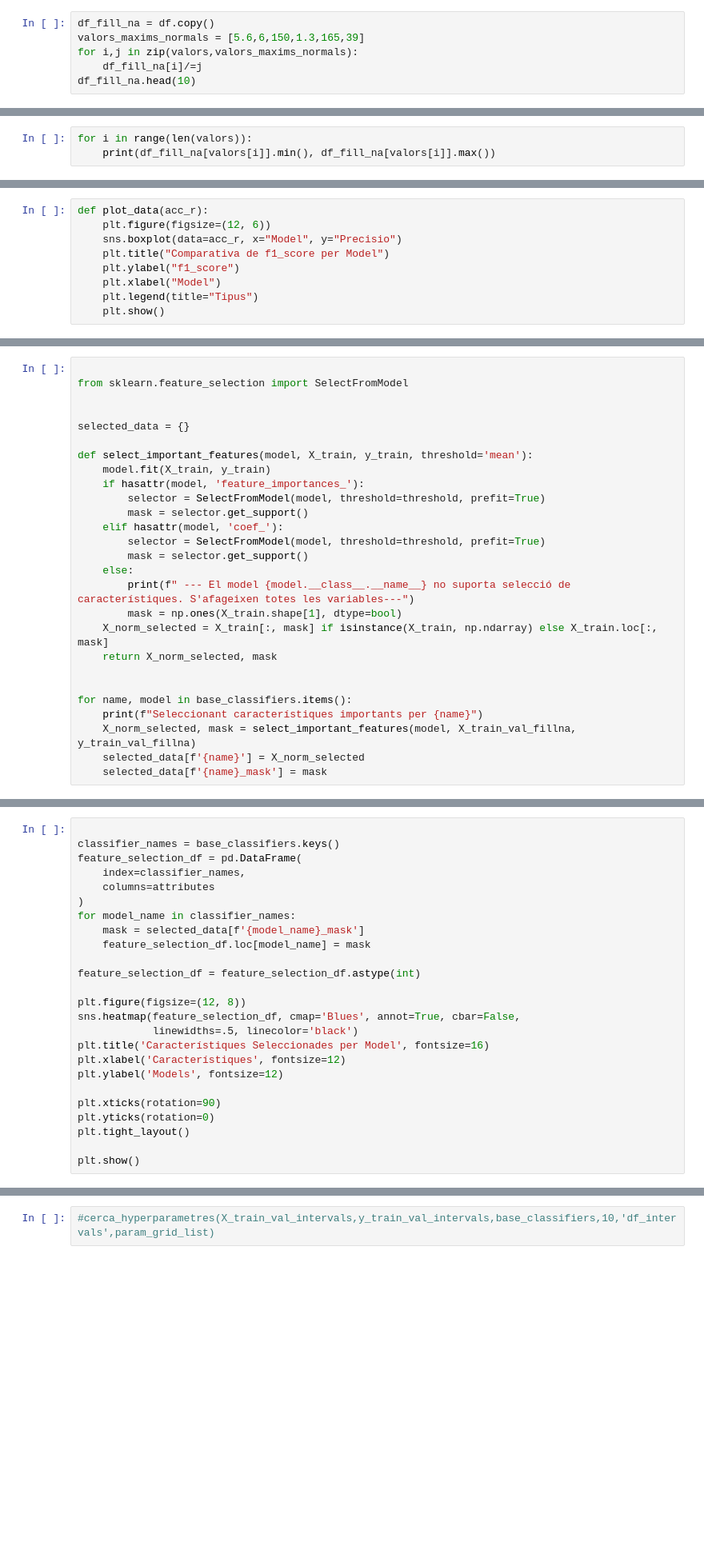
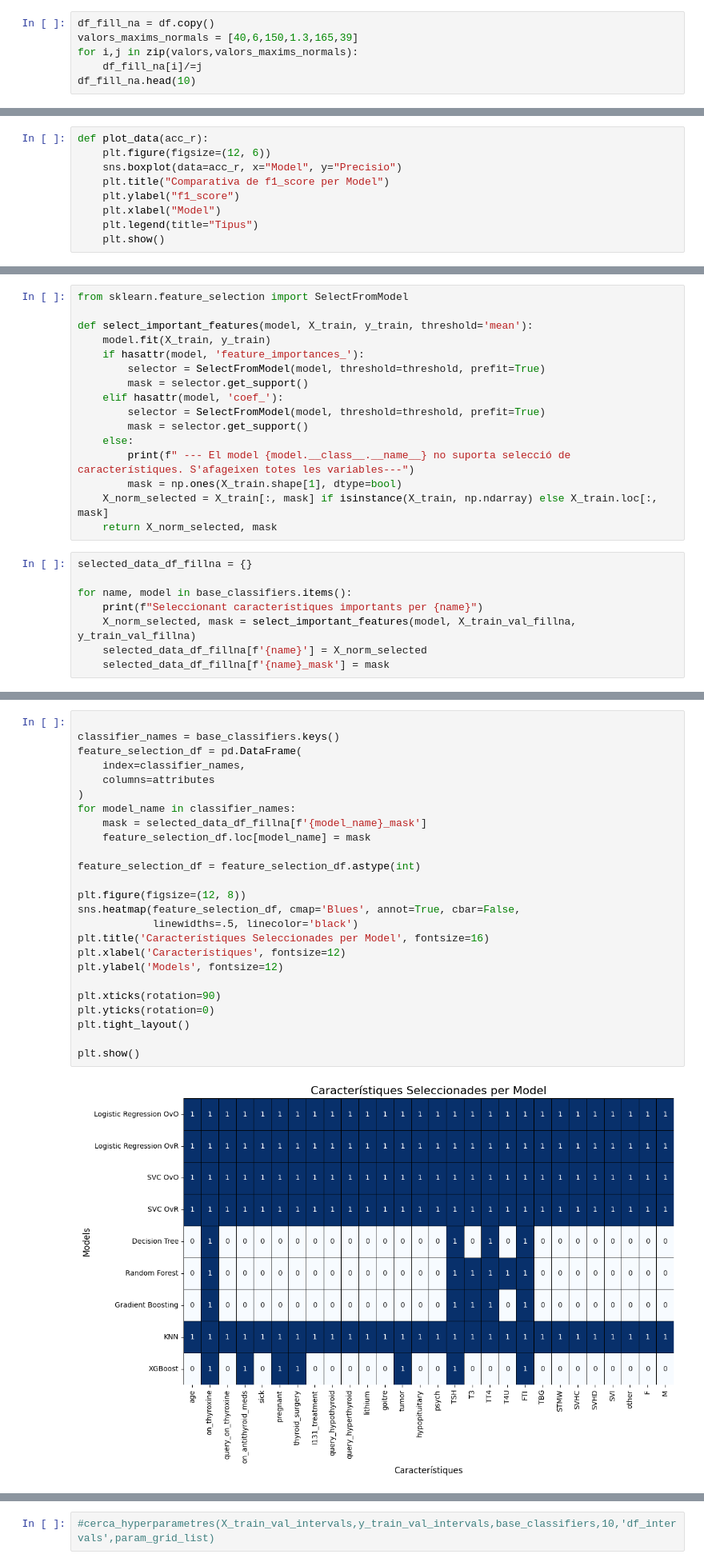
Before and after one commit to NIU1668072/ThyroidDiseaseClassification, a Jupyter notebook: thyroid.ipynb, the cells around one changed output, grey strips where cells are left out. Shown at 80% size. Drawn from its saved outputs; the diff is of its cells as text; blank space fills up the shorter version.

```diff
--- a/thyroid.ipynb
+++ b/thyroid.ipynb
@@ -128,6 +299,6 @@ df.drop(mesures,axis='columns',inplace=True)
 # %%
 df_fill_na = df.copy()
-valors_maxims_normals = [5.6,6,150,1.3,165,39]
+valors_maxims_normals = [40,6,150,1.3,165,39]
 for i,j in zip(valors,valors_maxims_normals):
     df_fill_na[i]/=j
 df_fill_na.head(10)
@@ -148,6 +334,3 @@ plt.show()
-# %%
-for i in range(len(valors)):
-    print(df_fill_na[valors[i]].min(), df_fill_na[valors[i]].max())
 # %%
 for i in valors:
     std_dev = df[i].std()
@@ -361,9 +534,5 @@ plot_data(f1_dfna)
 # %%
-
 from sklearn.feature_selection import SelectFromModel
-
-
-selected_data = {}
 
 def select_important_features(model, X_train, y_train, threshold='mean'):
     model.fit(X_train, y_train)
@@ -378,10 +547,11 @@ def select_important_features(model, X_train, y_train, threshold='mean'):
         mask = np.ones(X_train.shape[1], dtype=bool)
     X_norm_selected = X_train[:, mask] if isinstance(X_train, np.ndarray) else X_train.loc[:, mask]
     return X_norm_selected, mask
-
-
-for name, model in base_classifiers.items():
-    print(f"Seleccionant característiques importants per {name}")
-    X_norm_selected, mask = select_important_features(model, X_train_val_fillna, y_train_val_fillna)
-    selected_data[f'{name}'] = X_norm_selected
-    selected_data[f'{name}_mask'] = mask
+# %%
+selected_data_df_fillna = {}
+
+for name, model in base_classifiers.items():
+    print(f"Seleccionant característiques importants per {name}")
+    X_norm_selected, mask = select_important_features(model, X_train_val_fillna, y_train_val_fillna)
+    selected_data_df_fillna[f'{name}'] = X_norm_selected
+    selected_data_df_fillna[f'{name}_mask'] = mask
@@ -388,28 +573,30 @@ for name, model in base_classifiers.items():
 # %%
 
 classifier_names = base_classifiers.keys()
 feature_selection_df = pd.DataFrame(
     index=classifier_names,
     columns=attributes
 )
 for model_name in classifier_names:
-    mask = selected_data[f'{model_name}_mask']
+    mask = selected_data_df_fillna[f'{model_name}_mask']
     feature_selection_df.loc[model_name] = mask
 
 feature_selection_df = feature_selection_df.astype(int)
 
 plt.figure(figsize=(12, 8))
 sns.heatmap(feature_selection_df, cmap='Blues', annot=True, cbar=False,
             linewidths=.5, linecolor='black')
 plt.title('Característiques Seleccionades per Model', fontsize=16)
 plt.xlabel('Característiques', fontsize=12)
 plt.ylabel('Models', fontsize=12)
 
 plt.xticks(rotation=90)
 plt.yticks(rotation=0)
 plt.tight_layout()
 
 plt.show()
+# %% [output]
+[figure, added]
 # %%
 selected_features_models = {
     'Decision Tree': DecisionTreeClassifier(random_state=random_state),
```
Also changed, not shown: parts of 68 cells of this notebook, 24 other files.
